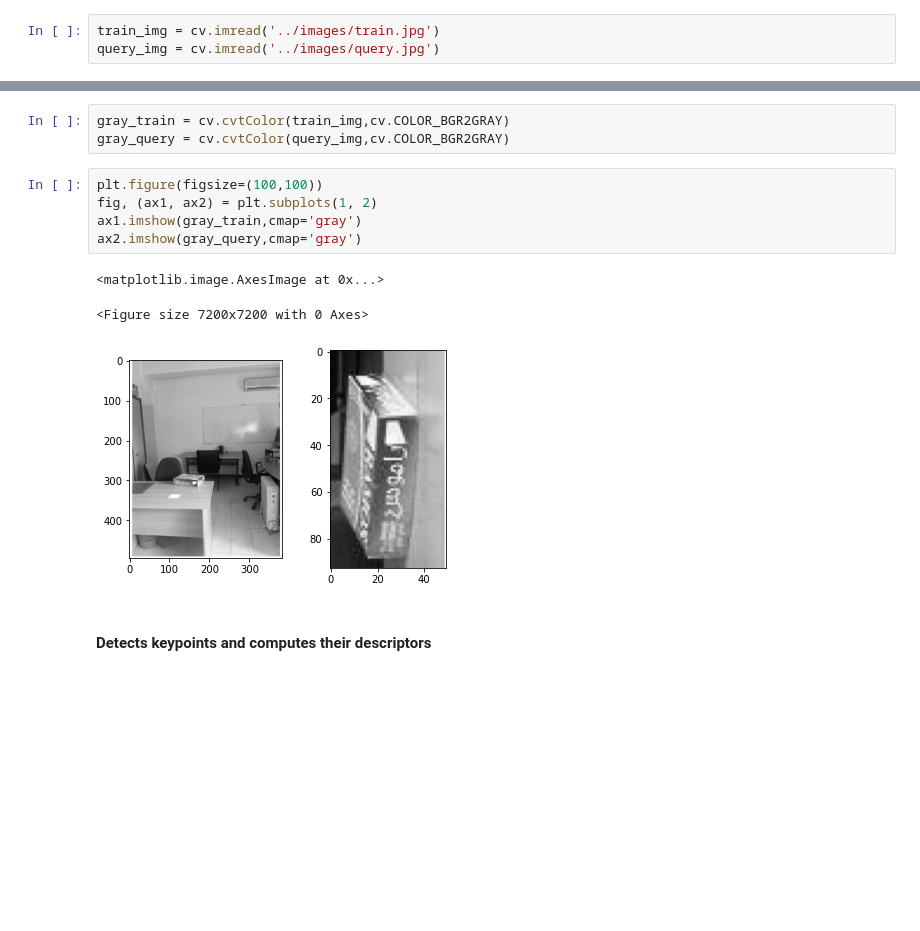
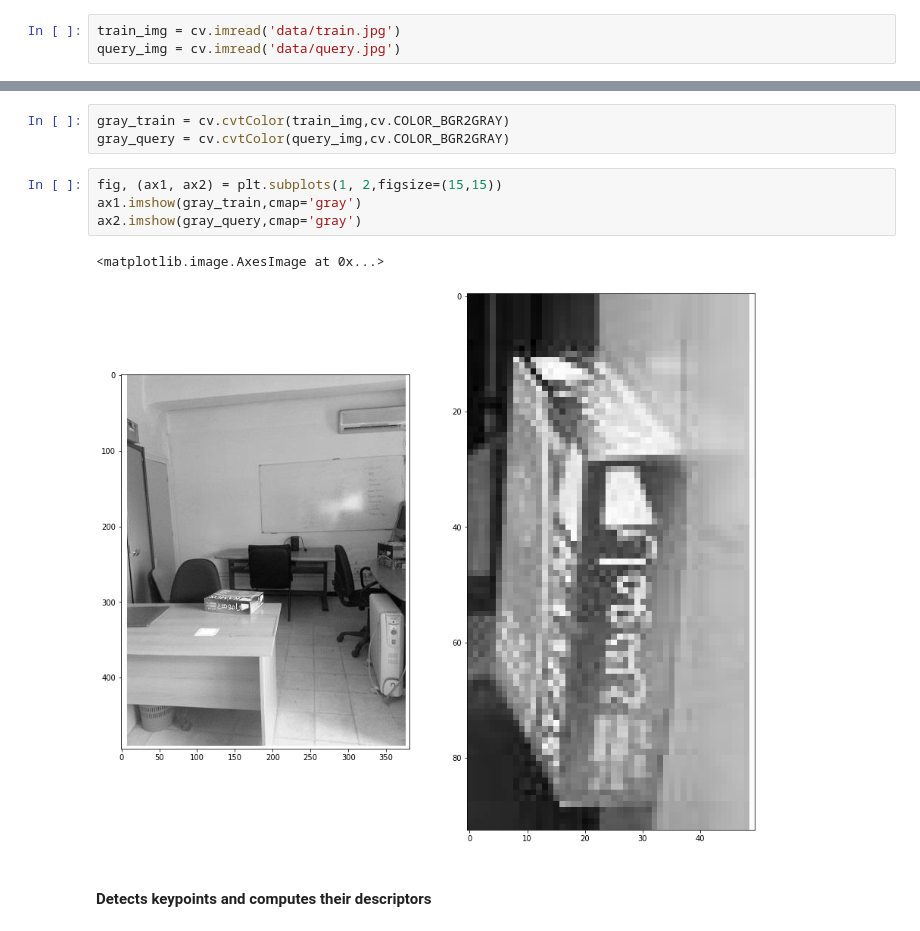
Before and after one commit to kawaremu/Computer-Vision-Fundamentals, a Jupyter notebook: AI & Vision/SIFT detector/SIFT-descriptor.ipynb, the cells around one changed output, grey strips where cells are left out. Cells and saved outputs as stored; diff of their text form; blank space fills up the shorter version.

```diff
--- a/AI & Vision/SIFT detector/SIFT-descriptor.ipynb
+++ b/AI & Vision/SIFT detector/SIFT-descriptor.ipynb
@@ -113,22 +157,20 @@ sift = cv.SIFT_create()
 # %% [markdown]
 <h4>Loading images in RGB Colorspace</h4>
 # %%
-train_img = cv.imread('../images/train.jpg')
-query_img = cv.imread('../images/query.jpg')
+train_img = cv.imread('data/train.jpg')
+query_img = cv.imread('data/query.jpg')
 # %% [markdown]
 <h4>Changing input image in 8-bit grayscale image</h4>
 # %%
 gray_train = cv.cvtColor(train_img,cv.COLOR_BGR2GRAY)
 gray_query = cv.cvtColor(query_img,cv.COLOR_BGR2GRAY)
 # %%
-plt.figure(figsize=(100,100))
-fig, (ax1, ax2) = plt.subplots(1, 2)
+fig, (ax1, ax2) = plt.subplots(1, 2,figsize=(15,15))
 ax1.imshow(gray_train,cmap='gray')
 ax2.imshow(gray_query,cmap='gray')
 # %% [output]
 <matplotlib.image.AxesImage at 0x...>
-<Figure size 7200x7200 with 0 Axes>
-[figure, old version]
+[figure, new version]
 # %% [markdown]
 <h4>Detects keypoints and computes their descriptors</h4>
 # %%
```
Also changed, not shown: parts of 15 cells of this notebook, 3 other files.
